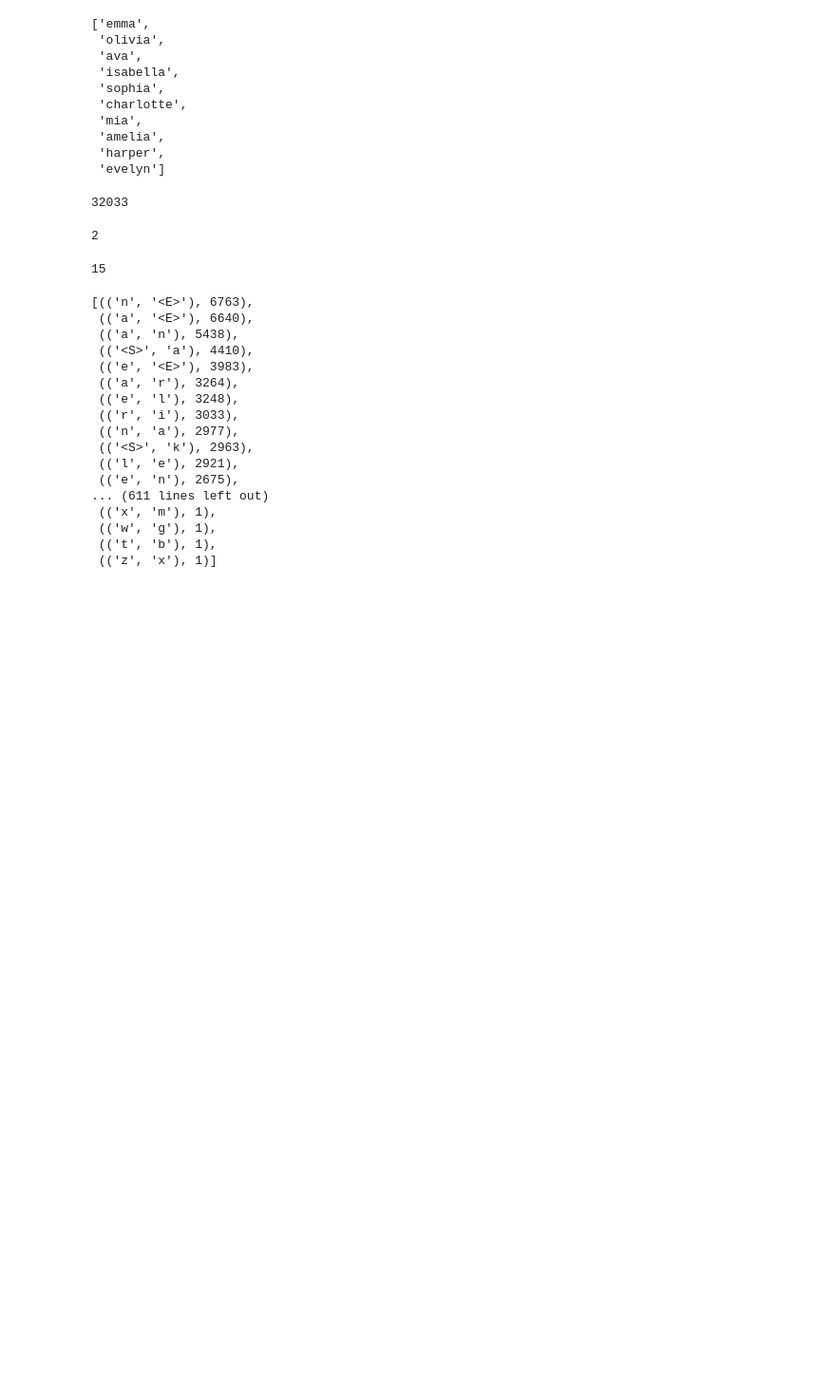
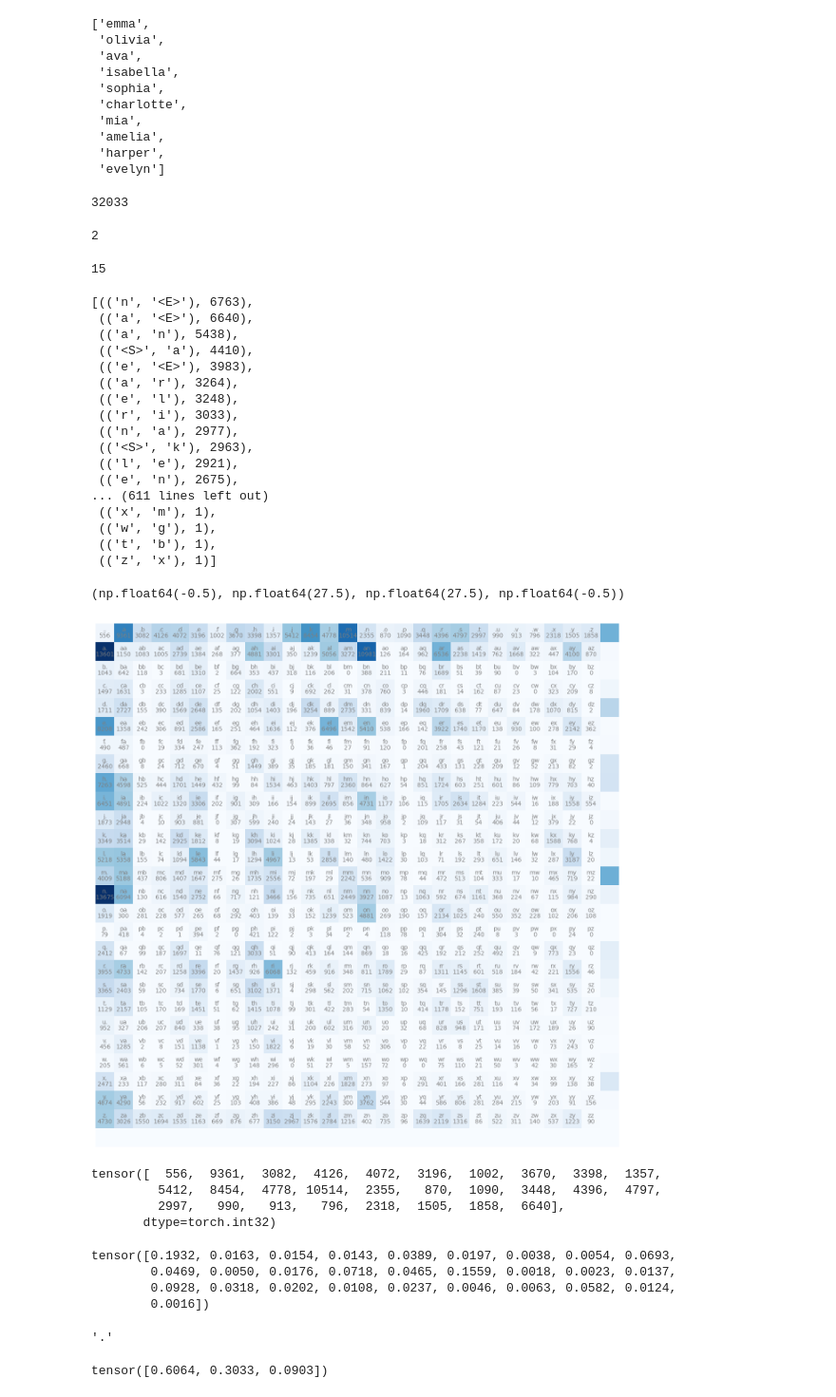
Before and after one commit to kshubham090/NeuralNetworks, a Jupyter notebook: makemore/main.ipynb, the cells around one changed output. Shown at 95% size. Cells and saved outputs as stored; diff of their text form; code cells hidden in the pictures; blank space fills up the shorter version.

```diff
--- a/makemore/main.ipynb
+++ b/makemore/main.ipynb
@@ -54,0 +57,14 @@ sorted(b, key=lambda kv: -kv[1])
+# %%
+N = torch.zeros((27,27), dtype=torch.int32)
+# %%
+chars = sorted(list(set(''.join(words))))
+stoi = {s:i+1 for i,s in enumerate(chars)}
+stoi['.'] = 0
+itos = {i:s for s,i in stoi.items()}
+# %%
+for w in words:
+    chs = ['.'] + list(w) + ['.']
+    for ch1, ch2 in zip(chs , chs[1:]):
+        ix1 = stoi[ch1]
+        ix2 = stoi[ch2]
+        N[ix1, ix2] += 1
@@ -54,0 +75,44 @@ sorted(b, key=lambda kv: -kv[1])
+# %%
+import matplotlib.pyplot as plt
+%matplotlib inline
+
+plt.figure(figsize=(16,16))
+plt.imshow(N, cmap='Blues')
+for i in range(27):
+    for j in range(27):
+        chstr = itos[i] + itos[j]
+        plt.text(j, i, chstr, ha="center", va="bottom", color='gray')
+        plt.text(j, i, N[i, j].item(), ha="center", va="top", color='gray')
+plt.axis('off')
+# %% [output]
+(np.float64(-0.5), np.float64(27.5), np.float64(27.5), np.float64(-0.5))
+[figure, added]
+# %%
+N[0]
+# %% [output]
+tensor([  556,  9361,  3082,  4126,  4072,  3196,  1002,  3670,  3398,  1357,
+         5412,  8454,  4778, 10514,  2355,   870,  1090,  3448,  4396,  4797,
+         2997,   990,   913,   796,  2318,  1505,  1858,  6640],
+       dtype=torch.int32)
+# %%
+p = N[1].float()
+p=p/p.sum()
+p
+# %% [output]
+tensor([0.1932, 0.0163, 0.0154, 0.0143, 0.0389, 0.0197, 0.0038, 0.0054, 0.0693,
+        0.0469, 0.0050, 0.0176, 0.0718, 0.0465, 0.1559, 0.0018, 0.0023, 0.0137,
+        0.0928, 0.0318, 0.0202, 0.0108, 0.0237, 0.0046, 0.0063, 0.0582, 0.0124,
+        0.0016])
+# %%
+g = torch.Generator().manual_seed(2147403647)
+ix = torch.multinomial(p, num_samples=1, replacement=True, generator=g).item()
+itos[ix]
+# %% [output]
+'.'
+# %%
+g = torch.Generator().manual_seed(2147483647)
+p = torch.rand(3, generator=g)
+p = p / p.sum()
+p
+# %% [output]
+tensor([0.6064, 0.3033, 0.0903])
```
Also changed, not shown: parts of 6 cells of this notebook.
